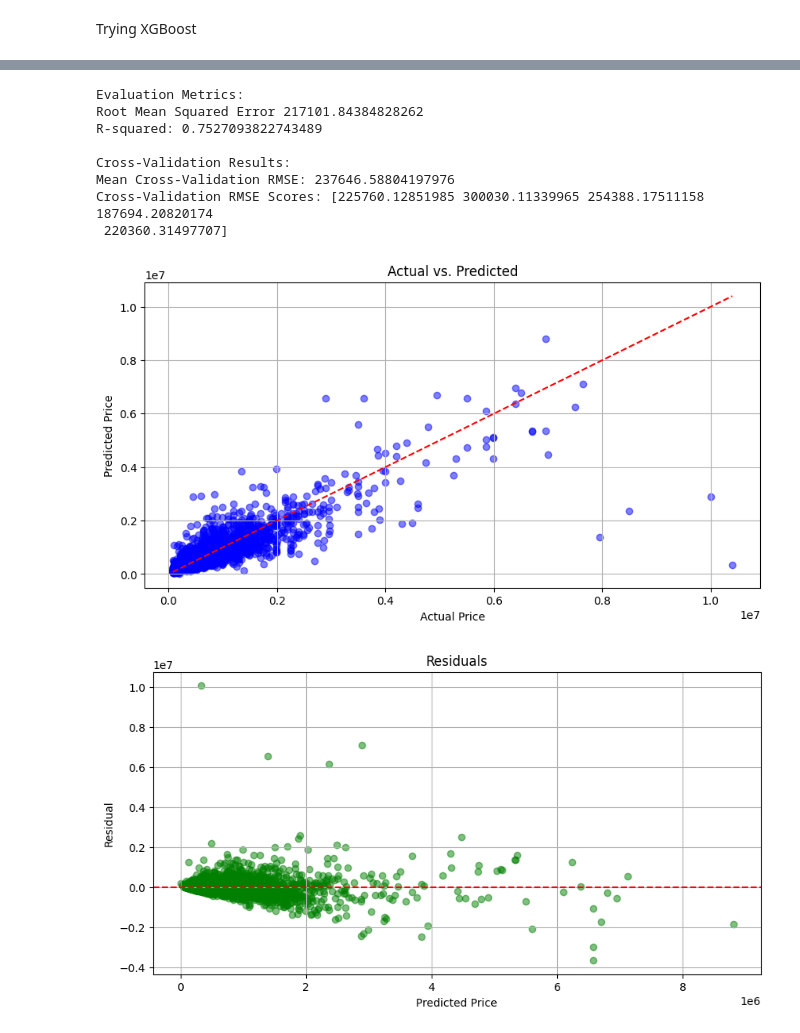
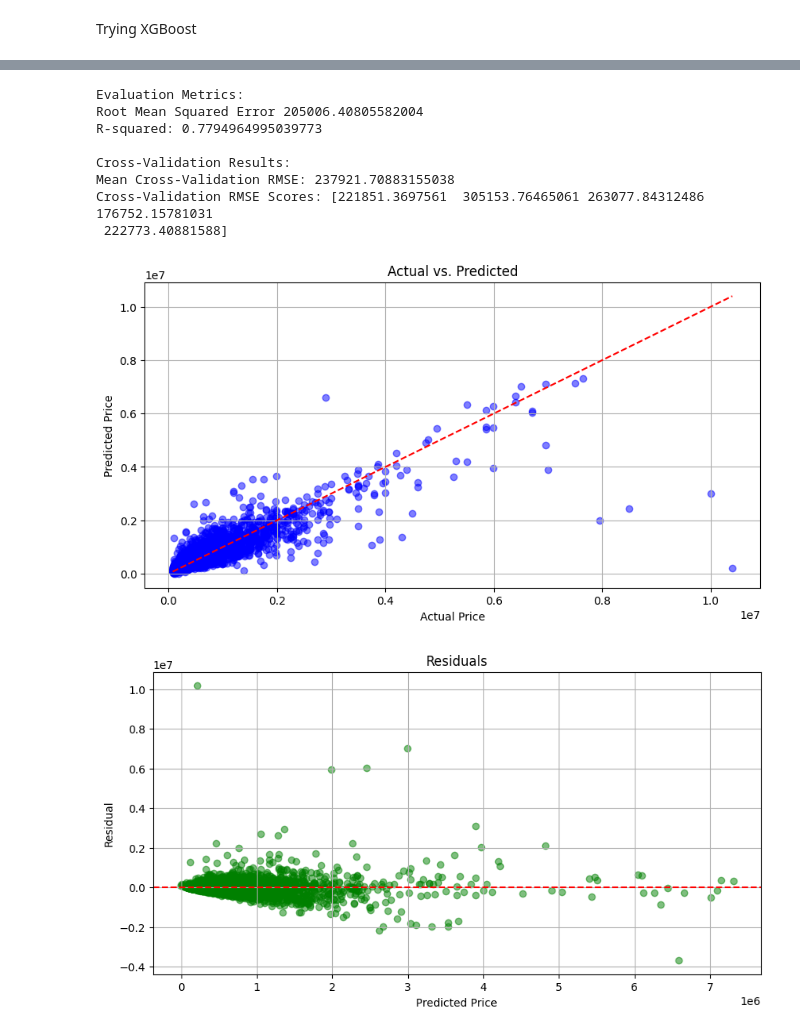
Before and after one commit to gnadela/immo-eliza-ml, a Jupyter notebook: analysis/analysis.ipynb, the cells around one changed output, grey strips where cells are left out. Saved outputs shown, nothing was run; the diff lists cells and outputs as text; code cells hidden in the pictures.

```diff
--- a/analysis.ipynb
+++ b/analysis/analysis.ipynb
@@ -12,7 +12,7 @@ import matplotlib.pyplot as plt
 import numpy as np
 
 # Load the dataset
-df = pd.read_csv('data/properties.csv')
+df = pd.read_csv('../data/properties.csv')
 # %%
 # Count the number of unique localities
 num_unique_localities = df['locality'].nunique()
@@ -386,7 +386,16 @@ def preprocess_data(df):
 
 def train_model(X_train, y_train):
     """Train XGBoost model."""
-    xgb_model = XGBRegressor()
+    xgb_model = XGBRegressor(
+        n_estimators= 200,       # Increase number of trees
+        max_depth=8             # Increase maximum tree depth
+    #    learning_rate=0.1        # Reduce learning rate
+    #    subsample=0.8,          # Use subsample of training instances
+    #    colsample_bytree        # Use subsample of features
+    #    reg_lambda=1,            # L2 regularization
+    #    reg_alpha=0.5            # L1 regularization
+    )
+
     xgb_model.fit(X_train, y_train)
     return xgb_model
 
@@ -446,37 +455,37 @@ def plot_results(y_test, y_pred):
 
 def main():
     # Load data
     df = load_data(DATA_FILE)
 
     # Preprocess data
     X, y = preprocess_data(df)
 
     # Split data into train and test sets
     X_train, X_test, y_train, y_test = train_test_split(X, y, test_size=0.2, random_state=67)
 
     # Train model
     model = train_model(X_train, y_train)
 
     # Evaluate model
     y_pred = evaluate_model(model, X_test, y_test)
 
     # Perform cross-validation
     perform_cross_validation(model, X_train, y_train)
 
     # Plot results
     plot_results(y_test, y_pred)
 
 
 if __name__ == "__main__":
     main()
 # %% [output]
 Evaluation Metrics:
-Root Mean Squared Error 217101.84384828262
-R-squared: 0.7527093822743489
+Root Mean Squared Error 205006.40805582004
+R-squared: 0.7794964995039773
 
 Cross-Validation Results:
-Mean Cross-Validation RMSE: 237646.58804197976
-Cross-Validation RMSE Scores: [225760.12851985 300030.11339965 254388.17511158 187694.20820174
- 220360.31497707]
+Mean Cross-Validation RMSE: 237921.70883155038
+Cross-Validation RMSE Scores: [221851.3697561  305153.76465061 263077.84312486 176752.15781031
+ 222773.40881588]
-[figure, old version]
+[figure, new version]
-[figure, old version]
+[figure, new version]
```
Also changed, not shown: 8 other files.
